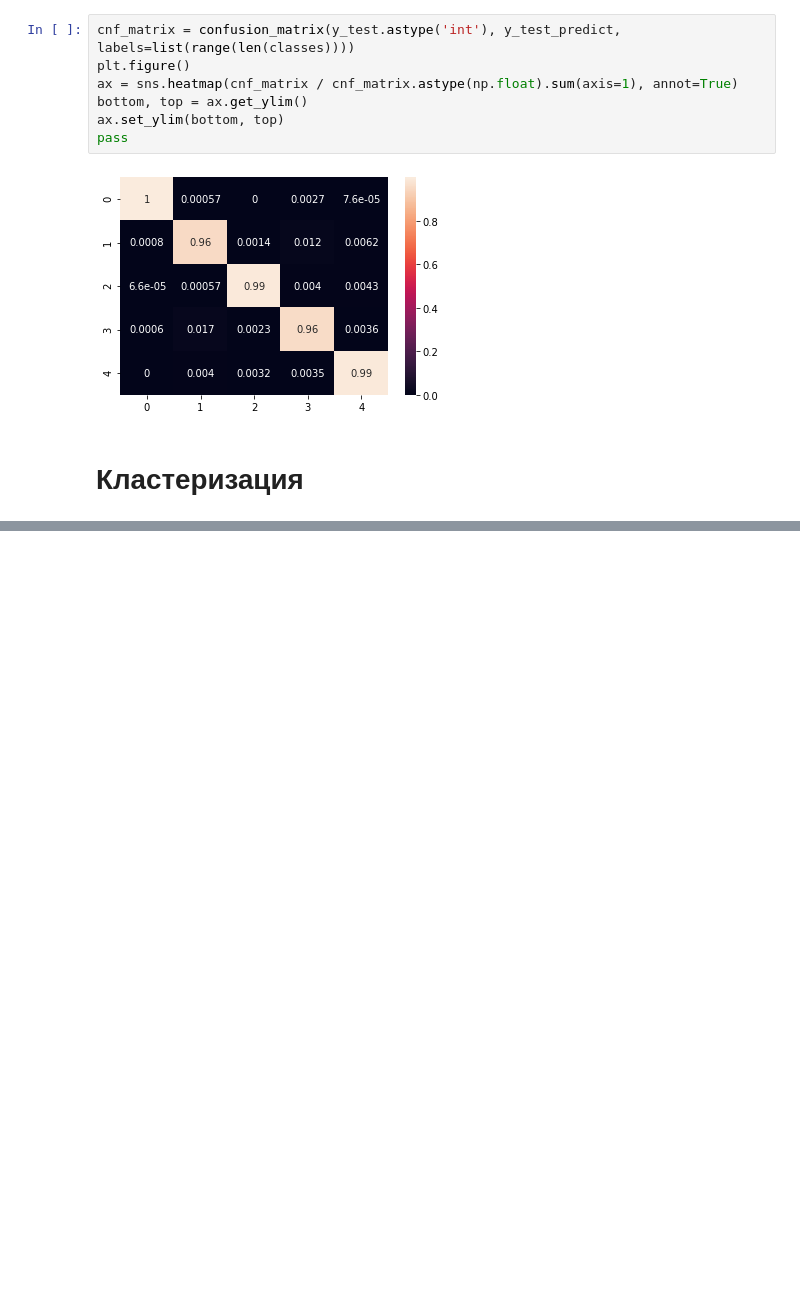
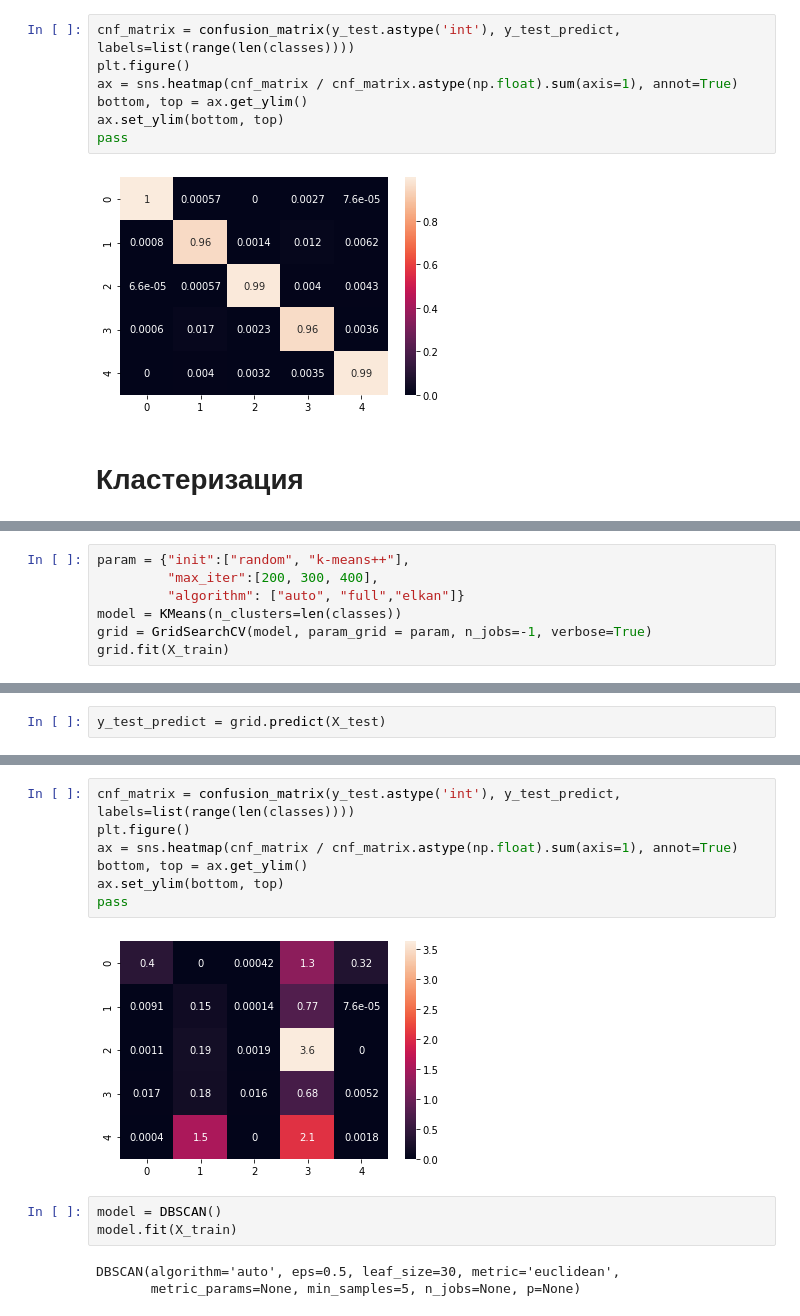
Before and after one commit to ABoltachev/Laba_1, a Jupyter notebook: Laba_1.ipynb, the cells around one changed output, grey strips where cells are left out. Saved outputs shown, nothing was run; the diff lists cells and outputs as text; blank space fills up the shorter version.

```diff
--- a/Laba_1.ipynb
+++ b/Laba_1.ipynb
@@ -1070,0 +1104,7 @@ pass
+# %%
+param = {"init":["random", "k-means++"],
+         "max_iter":[200, 300, 400],
+         "algorithm": ["auto", "full","elkan"]}
+model = KMeans(n_clusters=len(classes))
+grid = GridSearchCV(model, param_grid = param, n_jobs=-1, verbose=True)
+grid.fit(X_train)
@@ -1070,0 +1127,2 @@ pass
+# %%
+y_test_predict = grid.predict(X_test)
@@ -1070,0 +1143,15 @@ pass
+# %%
+cnf_matrix = confusion_matrix(y_test.astype('int'), y_test_predict, labels=list(range(len(classes))))
+plt.figure()
+ax = sns.heatmap(cnf_matrix / cnf_matrix.astype(np.float).sum(axis=1), annot=True)
+bottom, top = ax.get_ylim()
+ax.set_ylim(bottom, top)
+pass
+# %% [output]
+[figure, added]
+# %%
+model = DBSCAN()
+model.fit(X_train)
+# %% [output]
+DBSCAN(algorithm='auto', eps=0.5, leaf_size=30, metric='euclidean',
+       metric_params=None, min_samples=5, n_jobs=None, p=None)
```
Also changed, not shown: parts of 8 cells of this notebook.
